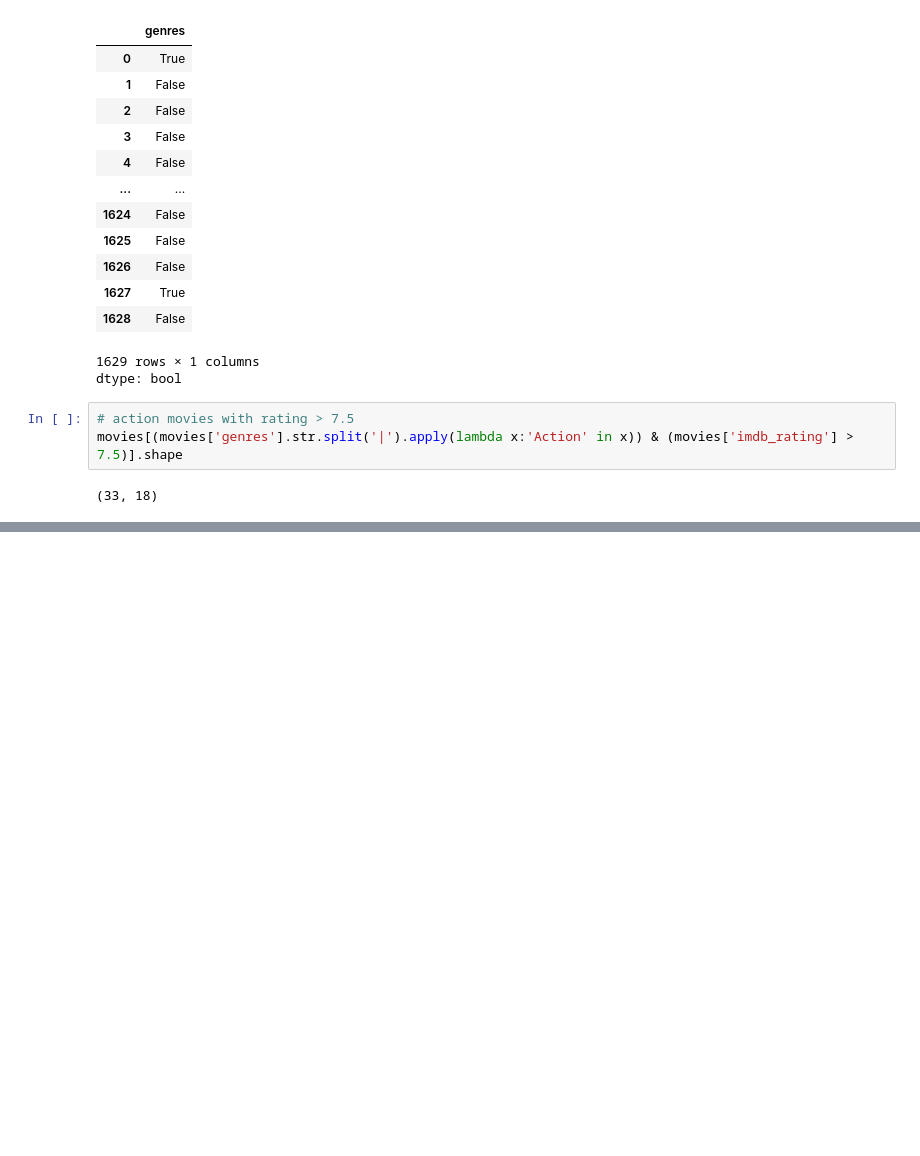
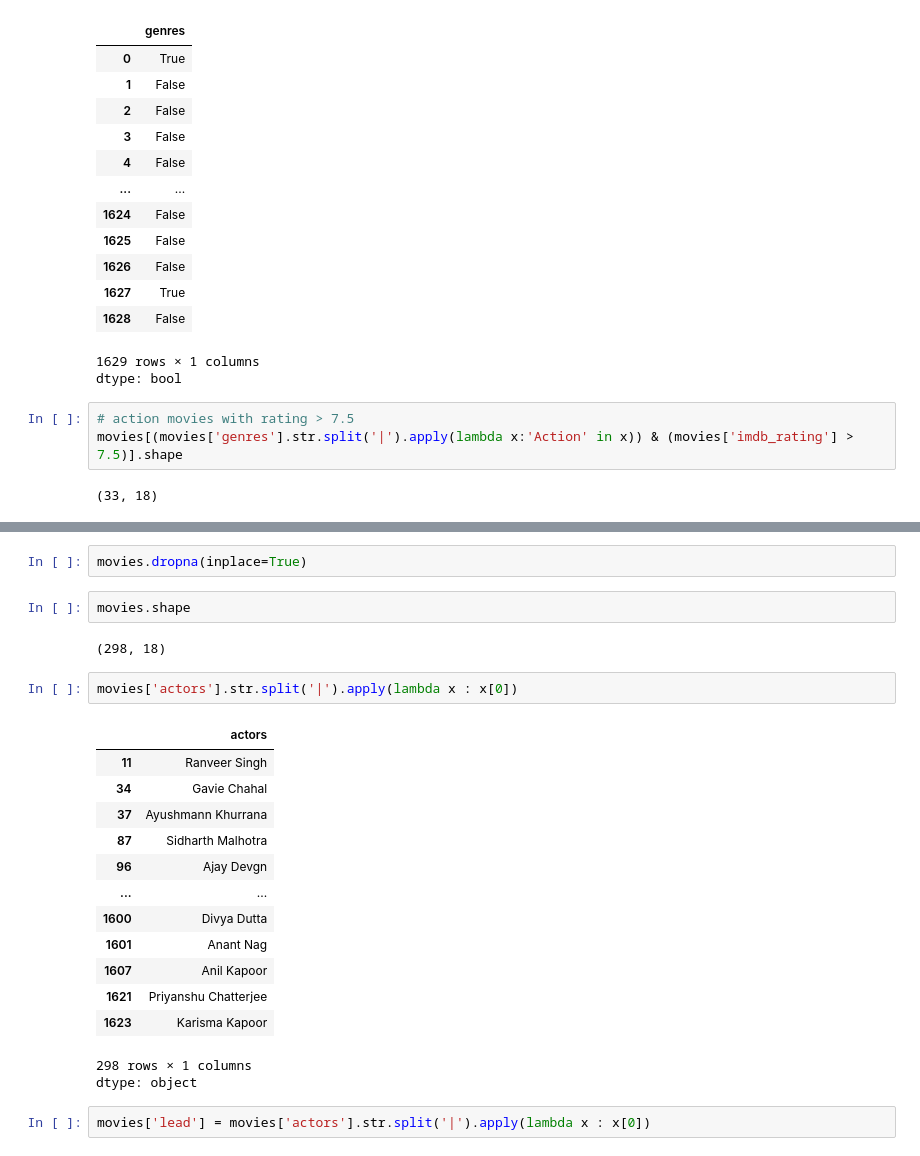
Before and after one commit to Swapn2/Data-Science-Learnings, a Jupyter notebook: Pandas_Dataframe.ipynb, the cells around one changed output, grey strips where cells are left out. Saved outputs shown, nothing was run; the diff lists cells and outputs as text; blank space fills up the shorter version.

```diff
--- a/Pandas_Dataframe.ipynb
+++ b/Pandas_Dataframe.ipynb
@@ -578,0 +655,25 @@ movies[(movies['genres'].str.split('|').apply(lambda x:'Action' in x)) & (movies
+# %%
+movies.dropna(inplace=True)
+# %%
+movies.shape
+# %% [output]
+(298, 18)
+# %%
+movies['actors'].str.split('|').apply(lambda x : x[0])
+# %% [output]
+|  | actors |
+| 11 | Ranveer Singh |
+| 34 | Gavie Chahal |
+| 37 | Ayushmann Khurrana |
+| 87 | Sidharth Malhotra |
+| 96 | Ajay Devgn |
+| ... | ... |
+| 1600 | Divya Dutta |
+| 1601 | Anant Nag |
+| 1607 | Anil Kapoor |
+| 1621 | Priyanshu Chatterjee |
+| 1623 | Karisma Kapoor |
+298 rows × 1 columns
+dtype: object
+# %%
+movies['lead'] = movies['actors'].str.split('|').apply(lambda x : x[0])
```
Also changed, not shown: parts of 9 cells of this notebook.
